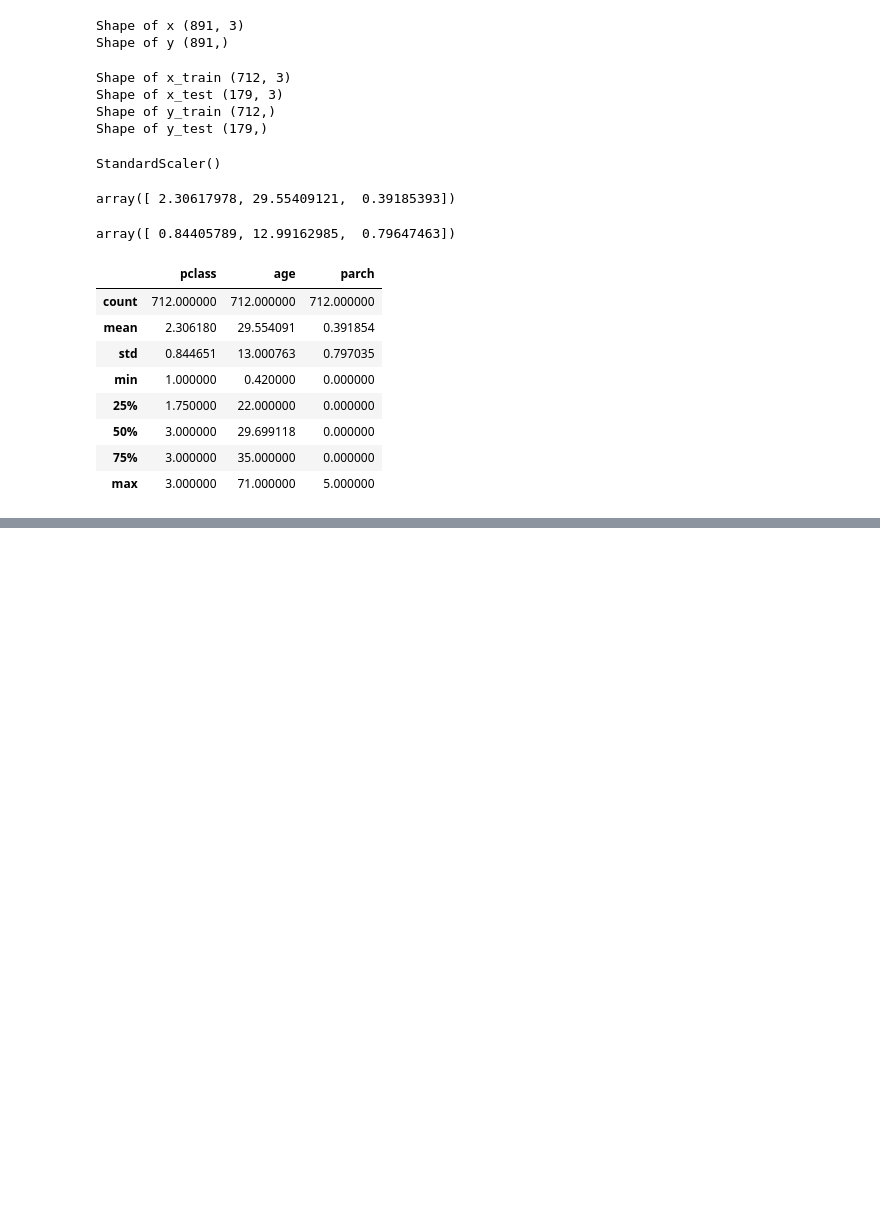
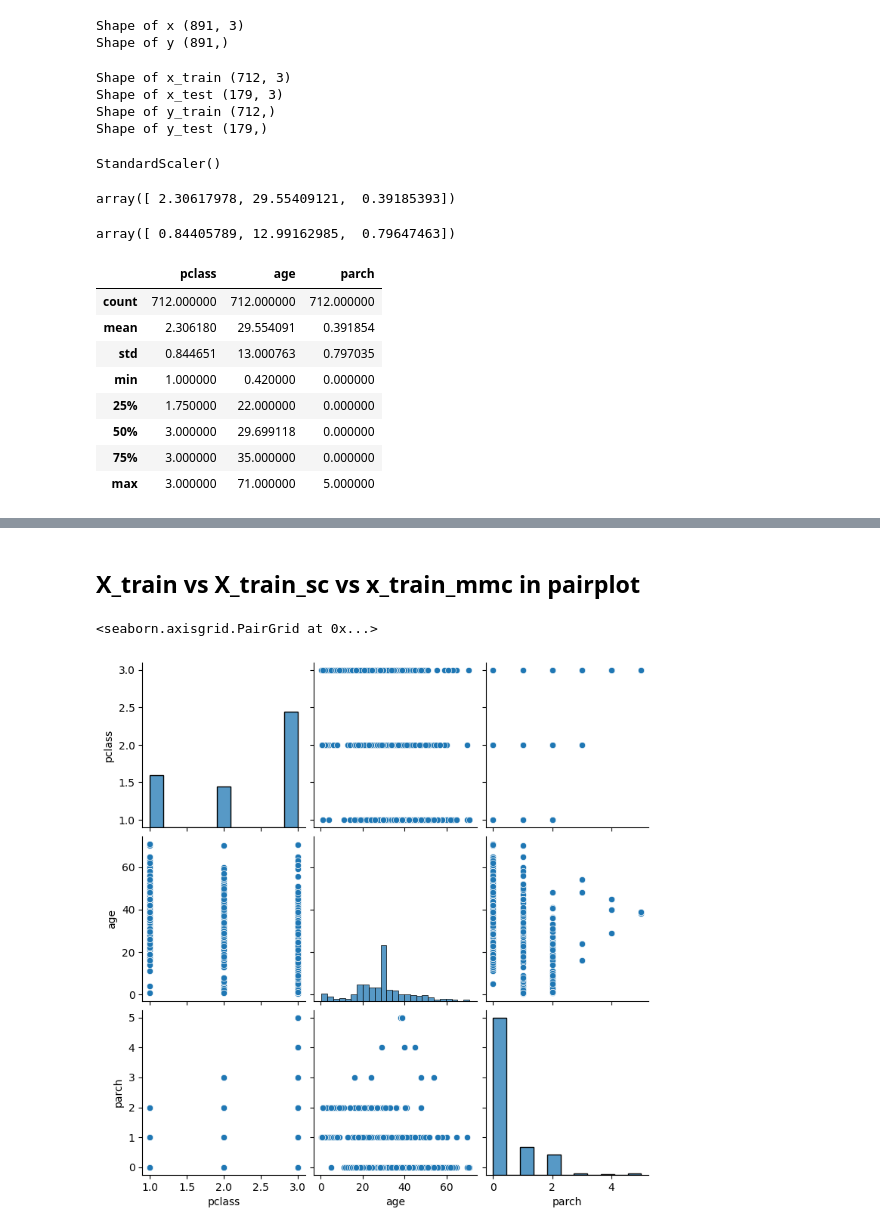
Before and after one commit to Smritishrest/EDA, a Jupyter notebook: FeatureScaling.ipynb, the cells around one changed output, grey strips where cells are left out. Cells and saved outputs as stored; diff of their text form; code cells hidden in the pictures; blank space fills up the shorter version.

```diff
--- a/FeatureScaling.ipynb
+++ b/FeatureScaling.ipynb
@@ -126,0 +127,3 @@ X_train_sc.describe().round(2)
+# %%
+mmc = MinMaxScaler()
+mmc.fit(X_train)
@@ -126,0 +160,7 @@ X_train_sc.describe().round(2)
+# %% [markdown]
+## X_train vs X_train_sc vs x_train_mmc in pairplot
+# %%
+sns.pairplot(X_train)
+# %% [output]
+<seaborn.axisgrid.PairGrid at 0x...>
+[figure, added]
```
Also changed, not shown: parts of 11 cells of this notebook, 4 other files.
